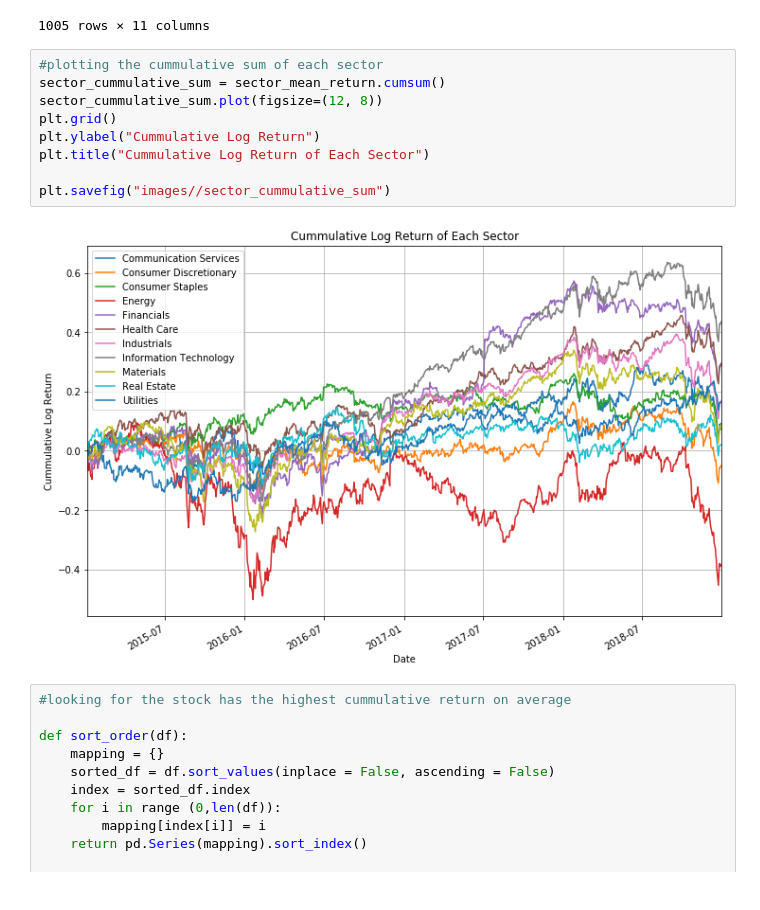
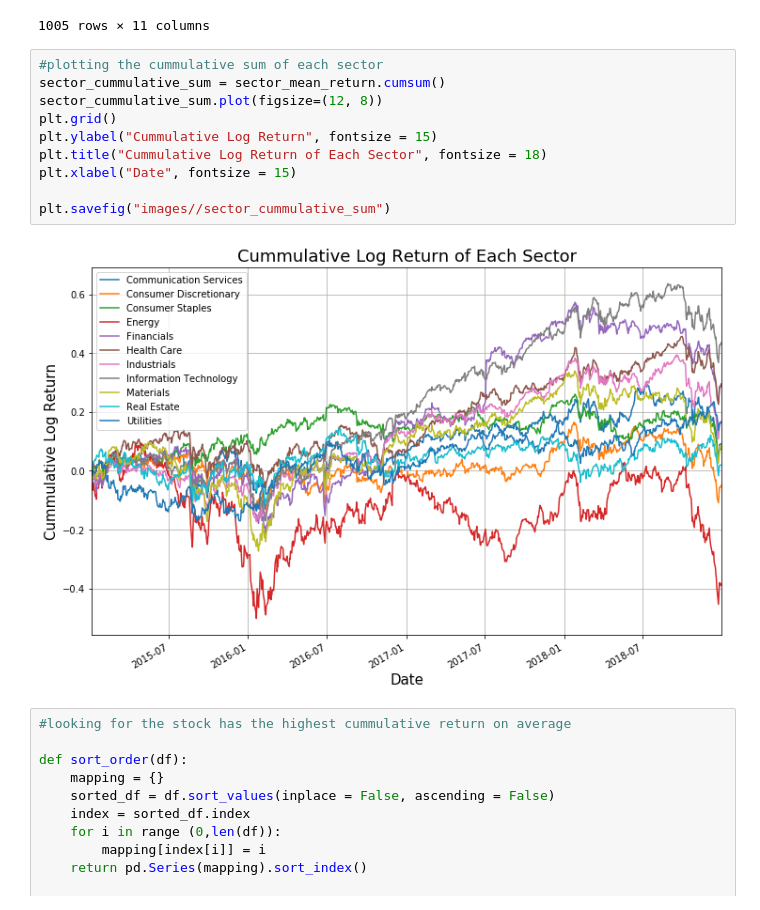
Before and after one commit to yhl116/FSPCW, a Jupyter notebook: part5/Graphs in Finance.ipynb, the cells around one changed output. Cells and saved outputs as stored; diff of their text form.

```diff
--- a/part5/Graphs in Finance.ipynb
+++ b/part5/Graphs in Finance.ipynb
@@ -75,14 +75,15 @@ sector_mean_return
 # %%
 #plotting the cummulative sum of each sector
 sector_cummulative_sum = sector_mean_return.cumsum()
 sector_cummulative_sum.plot(figsize=(12, 8))
 plt.grid()
-plt.ylabel("Cummulative Log Return")
-plt.title("Cummulative Log Return of Each Sector")
+plt.ylabel("Cummulative Log Return", fontsize = 15)
+plt.title("Cummulative Log Return of Each Sector", fontsize = 18)
+plt.xlabel("Date", fontsize = 15)
 
 plt.savefig("images//sector_cummulative_sum")
 # %% [output]
-[figure, old version]
+[figure, new version]
 # %%
 #looking for the stock has the highest cummulative return on average
 
```
Also changed, not shown: parts of 14 cells of this notebook, 4 other files.
